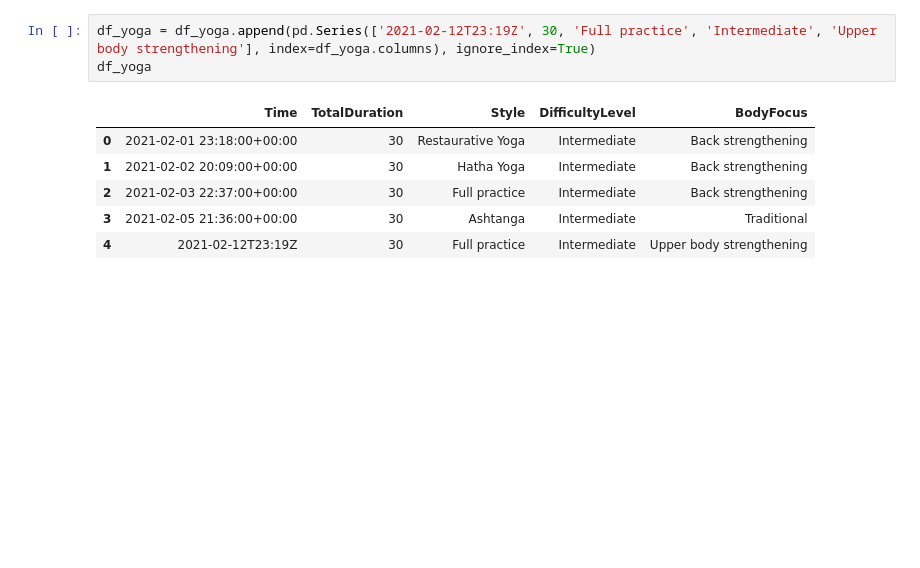
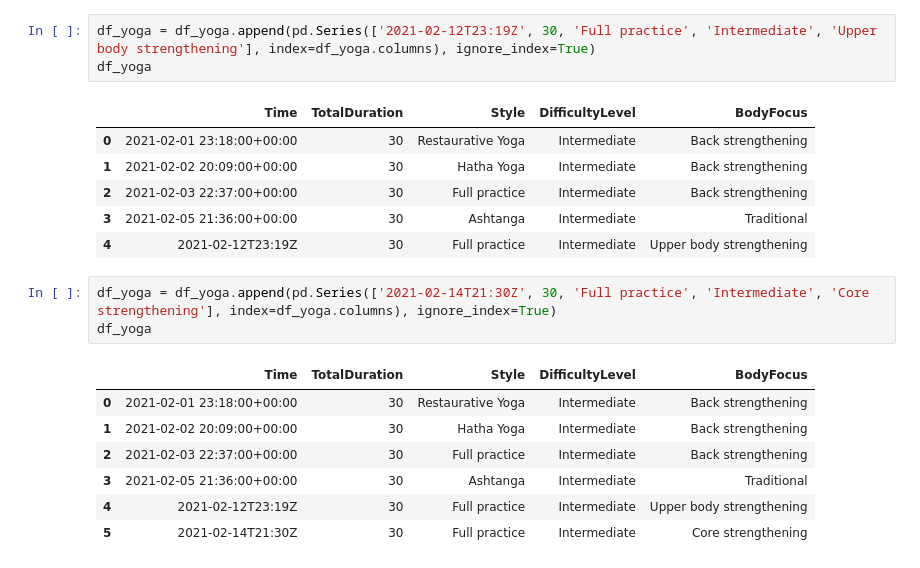
Before and after one commit to lona9/Workout-Data, a Jupyter notebook: Workout-Data.ipynb, the cells around one changed output. Saved outputs shown, nothing was run; the diff lists cells and outputs as text; blank space fills up the shorter version.

```diff
--- a/Workout-Data.ipynb
+++ b/Workout-Data.ipynb
@@ -53,6 +47,17 @@ df_yoga
 | 2 | 2021-02-03 22:37:00+00:00 | 30 | Full practice | Intermediate | Back strengthening |
 | 3 | 2021-02-05 21:36:00+00:00 | 30 | Ashtanga | Intermediate | Traditional |
 | 4 | 2021-02-12T23:19Z | 30 | Full practice | Intermediate | Upper body strengthening |
+# %%
+df_yoga = df_yoga.append(pd.Series(['2021-02-14T21:30Z', 30, 'Full practice', 'Intermediate', 'Core strengthening'], index=df_yoga.columns), ignore_index=True)
+df_yoga
+# %% [output]
+|  | Time | TotalDuration | Style | DifficultyLevel | BodyFocus |
+| 0 | 2021-02-01 23:18:00+00:00 | 30 | Restaurative Yoga | Intermediate | Back strengthening |
+| 1 | 2021-02-02 20:09:00+00:00 | 30 | Hatha Yoga | Intermediate | Back strengthening |
+| 2 | 2021-02-03 22:37:00+00:00 | 30 | Full practice | Intermediate | Back strengthening |
+| 3 | 2021-02-05 21:36:00+00:00 | 30 | Ashtanga | Intermediate | Traditional |
+| 4 | 2021-02-12T23:19Z | 30 | Full practice | Intermediate | Upper body strengthening |
+| 5 | 2021-02-14T21:30Z | 30 | Full practice | Intermediate | Core strengthening |
 # %%
 df_yoga.Time = pd.to_datetime(df_yoga.Time, utc=True)
 df_yoga
```
Also changed, not shown: parts of 23 cells of this notebook.
